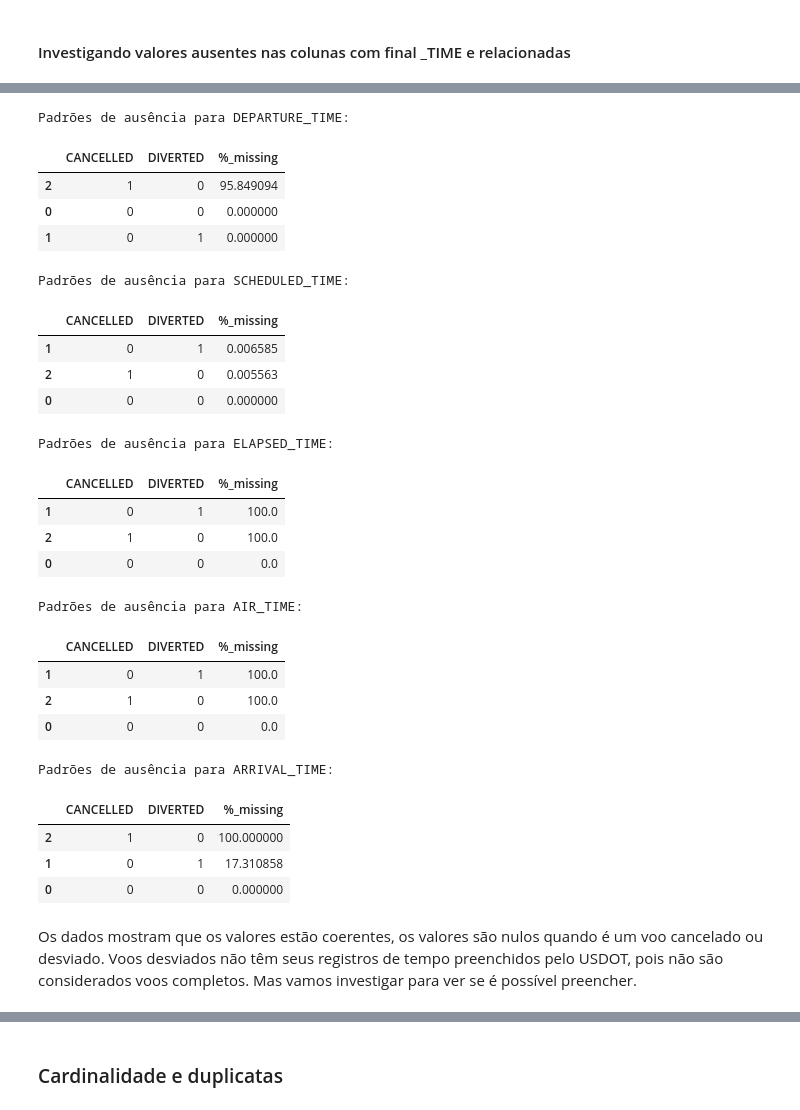
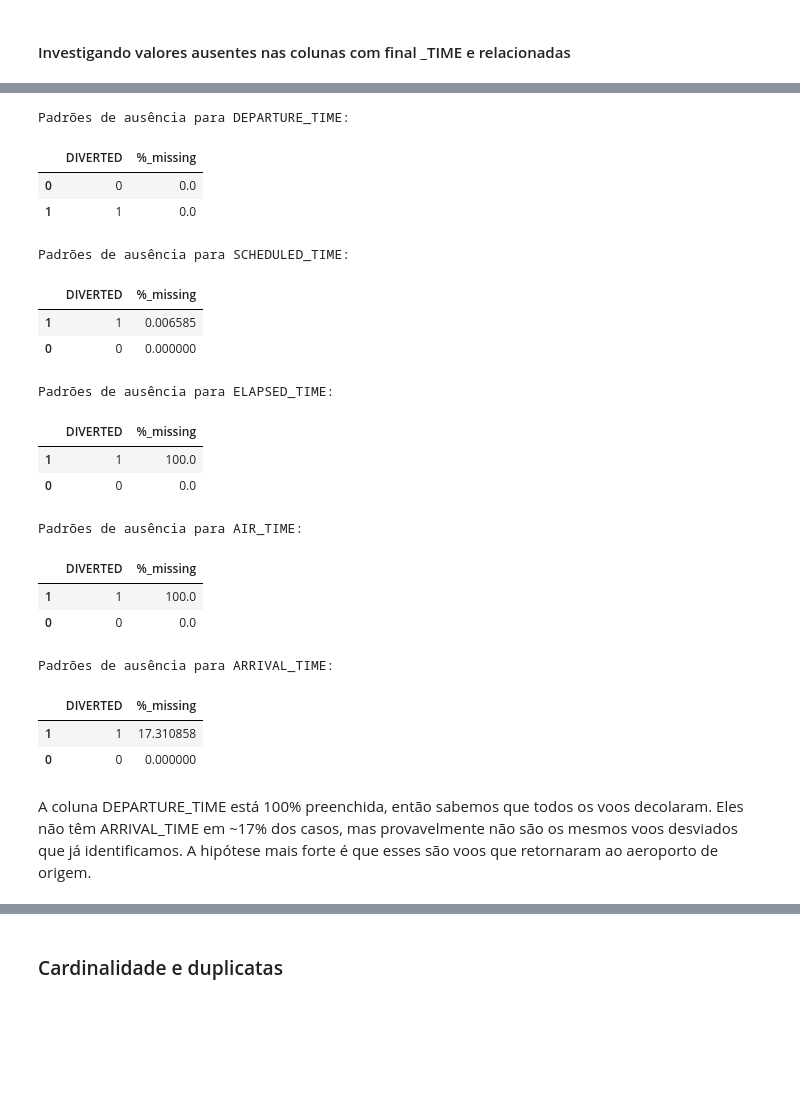
Before and after one commit to phmelosilva/Flight-Delays-Data-Pipeline-and-Analysis, a Jupyter notebook: analytics/bronze_analysis/bronze_analysis.ipynb, the cells around one changed output, grey strips where cells are left out. Cells and saved outputs as stored; diff of their text form; code cells hidden in the pictures; blank space fills up the shorter version.

```diff
--- a/analytics/bronze_analysis/bronze_analysis.ipynb
+++ b/analytics/bronze_analysis/bronze_analysis.ipynb
@@ -18,0 +21,12 @@ plt.rcParams.update({
+# %%
+path_airlines = "../../datalake/stage/airlines.csv"
+path_airports = "../../datalake/stage/airports.csv"
+path_flights = "../../datalake/stage/flights.csv"
+
+airlines_df = pd.read_csv(path_airlines, low_memory=False, encoding="utf-8")
+airports_df = pd.read_csv(path_airports, low_memory=False, encoding="utf-8")
+flights_df = pd.read_csv(path_flights, low_memory=False, encoding="utf-8")
+
+print(f"Dados de companhias aéreas carregados carregados com: {len(airlines_df):,} tuplas × {airlines_df.shape[1]} colunas")
+print(f"Dados de aeroportos carregados com: {len(airports_df):,} tuplas × {airports_df.shape[1]} colunas")
+print(f"Dados de voos carregados com: {len(flights_df):,} tuplas × {flights_df.shape[1]} colunas")
@@ -433,2 +478,6 @@ display(flights_df.describe(include='all').T)
+# %%
+cols = ['CANCELLED', 'CANCELLATION_REASON']
+
+flights_df = flights_df[flights_df['CANCELLED'] != 1].drop(columns=cols)
 # %% [markdown]
 ### Valores ausentes
@@ -702,41 +715,36 @@ Isso indica que essas variáveis compartilham o mesmo padrão de preenchimento,a
 # %%
 time_cols = [c for c in flights_df.columns if c.endswith("TIME")]
 
-# Para cada uma, verificar a proporção de nulos com base em CANCELLED e DIVERTED
+# Para cada uma, verificar a proporção de nulos com base em DIVERTED
 for col in time_cols:
     summary = (
-        flights_df.groupby(["CANCELLED", "DIVERTED"])[col]
+        flights_df.groupby(["DIVERTED"])[col]
         .apply(lambda x: x.isna().mean() * 100)
         .reset_index(name="%_missing")
         .sort_values("%_missing", ascending=False)
     )
     print(f"\nPadrões de ausência para {col}:")
     display(summary)
 # %% [output]
 Padrões de ausência para DEPARTURE_TIME:
-|  | CANCELLED | DIVERTED | %_missing |
-| 2 | 1 | 0 | 95.849094 |
-| 0 | 0 | 0 | 0.000000 |
-| 1 | 0 | 1 | 0.000000 |
+|  | DIVERTED | %_missing |
+| 0 | 0 | 0.0 |
+| 1 | 1 | 0.0 |
 Padrões de ausência para SCHEDULED_TIME:
-|  | CANCELLED | DIVERTED | %_missing |
-| 1 | 0 | 1 | 0.006585 |
-| 2 | 1 | 0 | 0.005563 |
-| 0 | 0 | 0 | 0.000000 |
+|  | DIVERTED | %_missing |
+| 1 | 1 | 0.006585 |
+| 0 | 0 | 0.000000 |
 Padrões de ausência para ELAPSED_TIME:
-|  | CANCELLED | DIVERTED | %_missing |
-| 1 | 0 | 1 | 100.0 |
-| 2 | 1 | 0 | 100.0 |
-| 0 | 0 | 0 | 0.0 |
+|  | DIVERTED | %_missing |
+| 1 | 1 | 100.0 |
+| 0 | 0 | 0.0 |
 Padrões de ausência para AIR_TIME:
-|  | CANCELLED | DIVERTED | %_missing |
-| 1 | 0 | 1 | 100.0 |
-| 2 | 1 | 0 | 100.0 |
-| 0 | 0 | 0 | 0.0 |
+|  | DIVERTED | %_missing |
+| 1 | 1 | 100.0 |
+| 0 | 0 | 0.0 |
 Padrões de ausência para ARRIVAL_TIME:
-|  | CANCELLED | DIVERTED | %_missing |
-| 2 | 1 | 0 | 100.000000 |
-| 1 | 0 | 1 | 17.310858 |
-| 0 | 0 | 0 | 0.000000 |
+|  | DIVERTED | %_missing |
+| 1 | 1 | 17.310858 |
+| 0 | 0 | 0.000000 |
 # %% [markdown]
-Os dados mostram que os valores estão coerentes, os valores são nulos quando é um voo cancelado ou desviado. Voos desviados não têm seus registros de tempo preenchidos pelo USDOT, pois não são considerados voos completos. Mas vamos investigar para ver se é possível preencher.
+A coluna DEPARTURE_TIME está 100% preenchida, então sabemos que todos os voos decolaram. Eles não têm ARRIVAL_TIME em ~17% dos casos, mas provavelmente não são os mesmos voos desviados que já identificamos. A hipótese mais forte é que esses são voos que retornaram ao aeroporto de origem.
```
Also changed, not shown: parts of 62 cells of this notebook, 10 other files.
